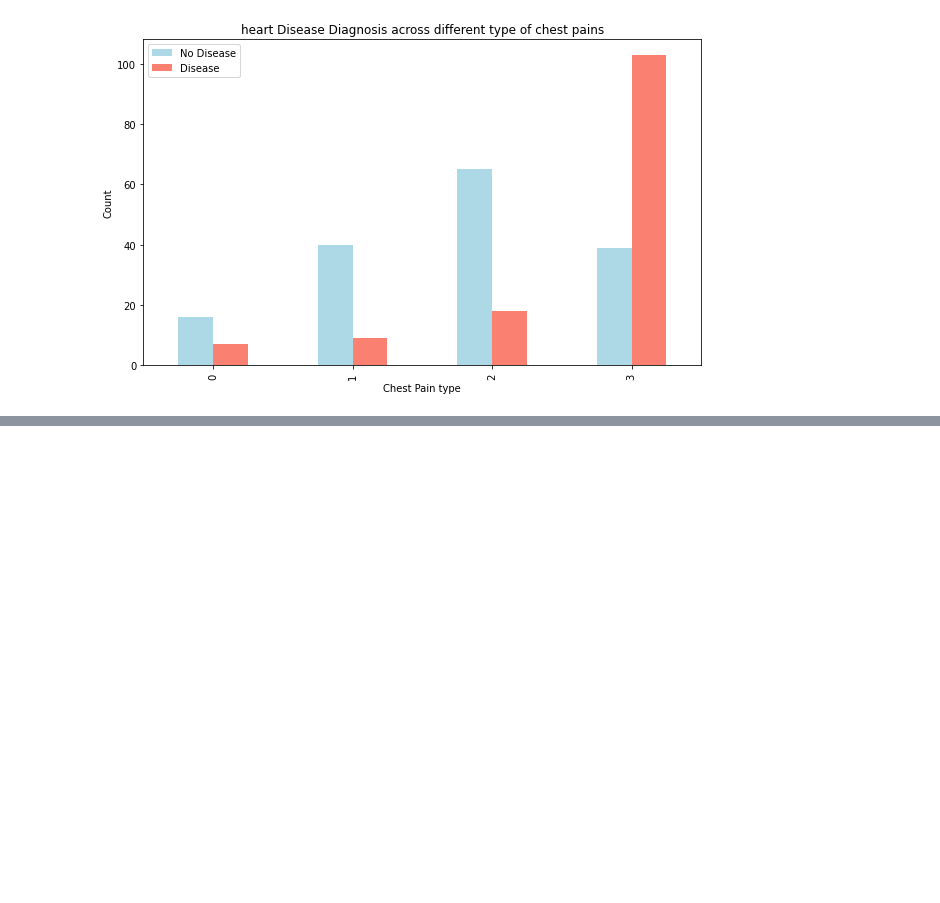
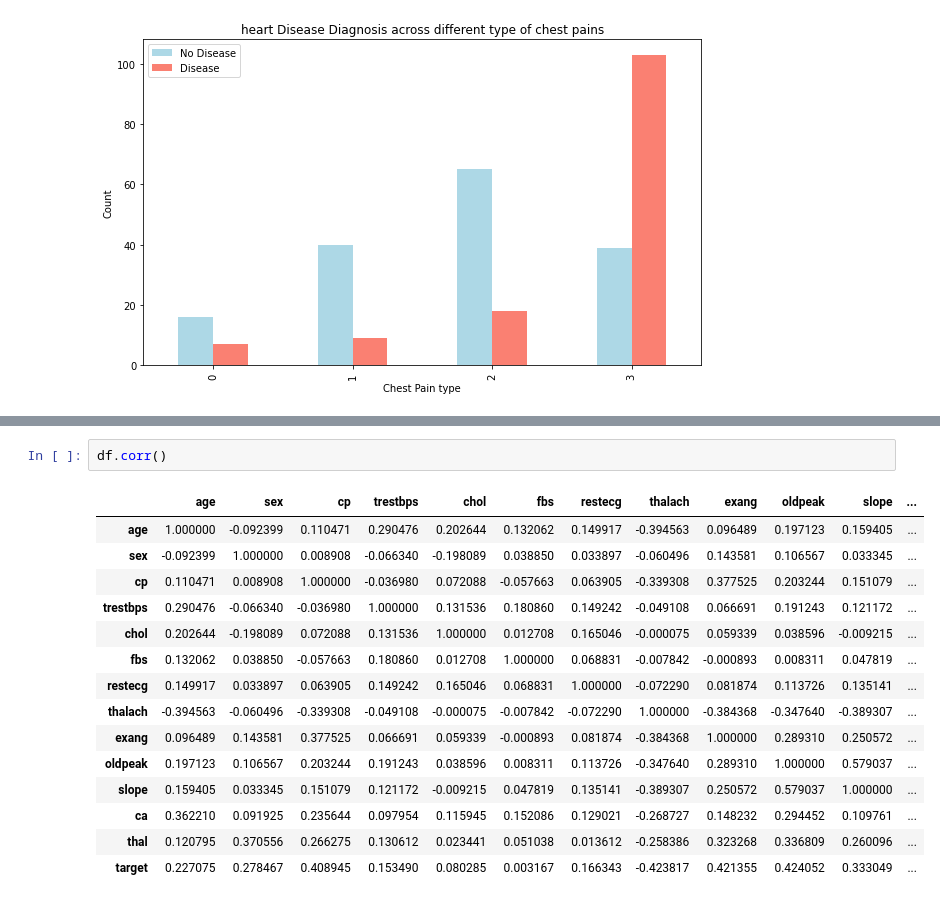
Before and after one commit to VishalMoradia/MLProjects, a Jupyter notebook: MLHeartDisease.ipynb, the cells around one changed output, grey strips where cells are left out. Saved outputs shown, nothing was run; the diff lists cells and outputs as text; blank space fills up the shorter version.

```diff
--- a/MLHeartDisease.ipynb
+++ b/MLHeartDisease.ipynb
@@ -326,0 +338,18 @@ plt.legend(['No Disease', 'Disease'])
+# %%
+df.corr()
+# %% [output]
+|  | age | sex | cp | trestbps | chol | fbs | restecg | thalach | exang | oldpeak | slope | ... |
+| age | 1.000000 | -0.092399 | 0.110471 | 0.290476 | 0.202644 | 0.132062 | 0.149917 | -0.394563 | 0.096489 | 0.197123 | 0.159405 | ... |
+| sex | -0.092399 | 1.000000 | 0.008908 | -0.066340 | -0.198089 | 0.038850 | 0.033897 | -0.060496 | 0.143581 | 0.106567 | 0.033345 | ... |
+| cp | 0.110471 | 0.008908 | 1.000000 | -0.036980 | 0.072088 | -0.057663 | 0.063905 | -0.339308 | 0.377525 | 0.203244 | 0.151079 | ... |
+| trestbps | 0.290476 | -0.066340 | -0.036980 | 1.000000 | 0.131536 | 0.180860 | 0.149242 | -0.049108 | 0.066691 | 0.191243 | 0.121172 | ... |
+| chol | 0.202644 | -0.198089 | 0.072088 | 0.131536 | 1.000000 | 0.012708 | 0.165046 | -0.000075 | 0.059339 | 0.038596 | -0.009215 | ... |
+| fbs | 0.132062 | 0.038850 | -0.057663 | 0.180860 | 0.012708 | 1.000000 | 0.068831 | -0.007842 | -0.000893 | 0.008311 | 0.047819 | ... |
+| restecg | 0.149917 | 0.033897 | 0.063905 | 0.149242 | 0.165046 | 0.068831 | 1.000000 | -0.072290 | 0.081874 | 0.113726 | 0.135141 | ... |
+| thalach | -0.394563 | -0.060496 | -0.339308 | -0.049108 | -0.000075 | -0.007842 | -0.072290 | 1.000000 | -0.384368 | -0.347640 | -0.389307 | ... |
+| exang | 0.096489 | 0.143581 | 0.377525 | 0.066691 | 0.059339 | -0.000893 | 0.081874 | -0.384368 | 1.000000 | 0.289310 | 0.250572 | ... |
+| oldpeak | 0.197123 | 0.106567 | 0.203244 | 0.191243 | 0.038596 | 0.008311 | 0.113726 | -0.347640 | 0.289310 | 1.000000 | 0.579037 | ... |
+| slope | 0.159405 | 0.033345 | 0.151079 | 0.121172 | -0.009215 | 0.047819 | 0.135141 | -0.389307 | 0.250572 | 0.579037 | 1.000000 | ... |
+| ca | 0.362210 | 0.091925 | 0.235644 | 0.097954 | 0.115945 | 0.152086 | 0.129021 | -0.268727 | 0.148232 | 0.294452 | 0.109761 | ... |
+| thal | 0.120795 | 0.370556 | 0.266275 | 0.130612 | 0.023441 | 0.051038 | 0.013612 | -0.258386 | 0.323268 | 0.336809 | 0.260096 | ... |
+| target | 0.227075 | 0.278467 | 0.408945 | 0.153490 | 0.080285 | 0.003167 | 0.166343 | -0.423817 | 0.421355 | 0.424052 | 0.333049 | ... |
```
Also changed, not shown: parts of 22 cells of this notebook.
